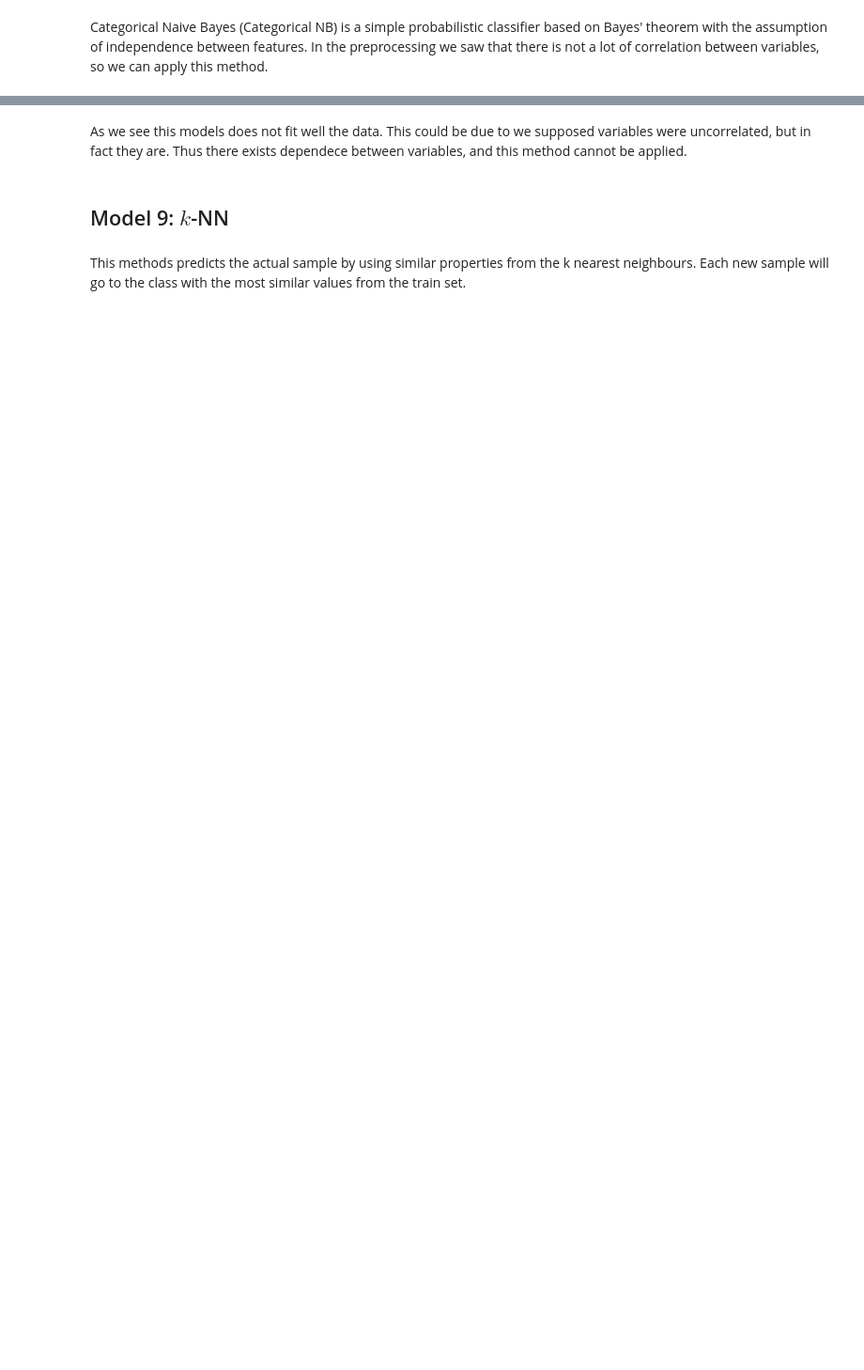
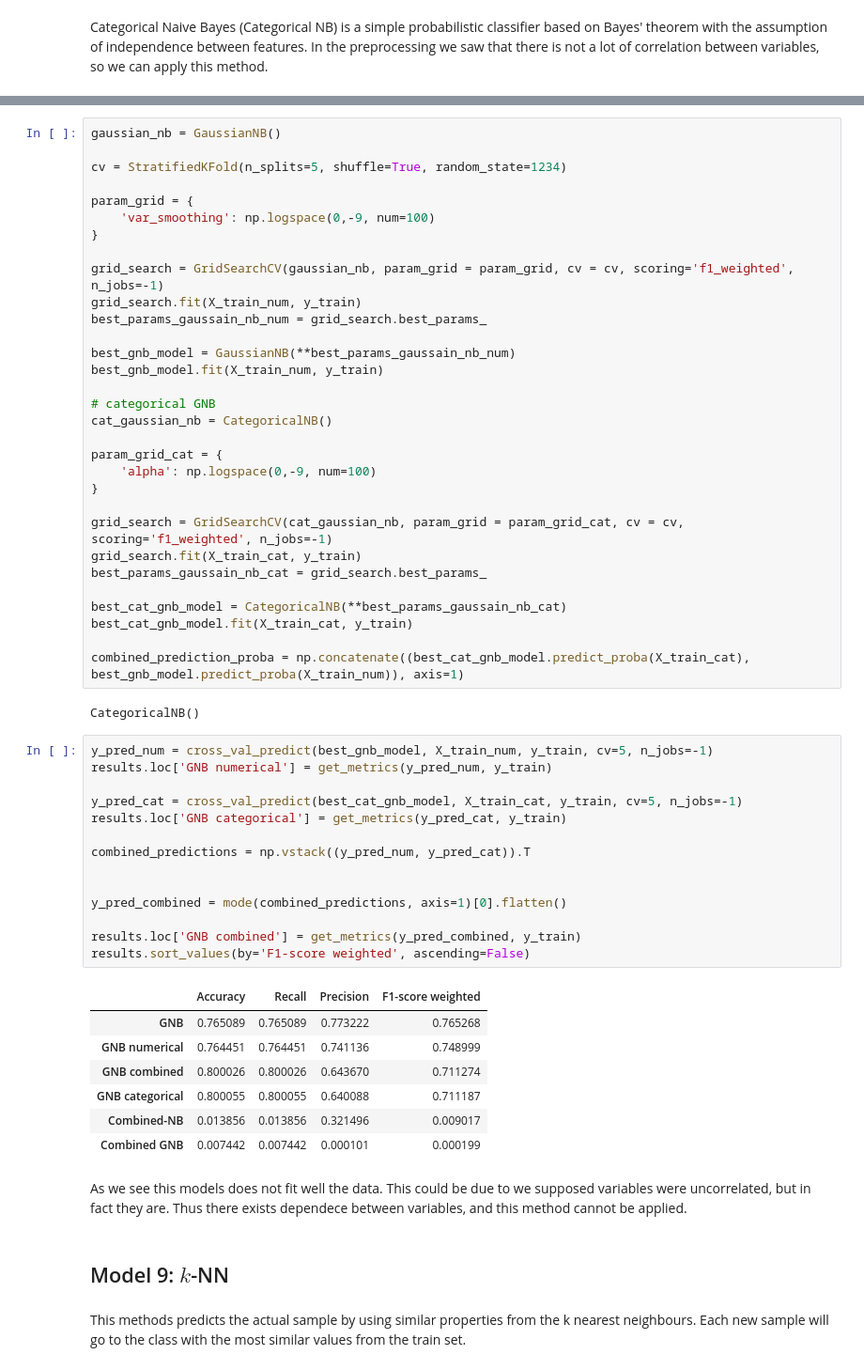
Before and after one commit to pol-resina/US-Accidents, a Jupyter notebook: notebooks/model.ipynb, the cells around one changed output, grey strips where cells are left out. Shown at 94% size. Saved outputs shown, nothing was run; the diff lists cells and outputs as text; blank space fills up the shorter version.

```diff
--- a/notebooks/model.ipynb
+++ b/notebooks/model.ipynb
@@ -373,3 +373,58 @@ IndexError: index 245 is out of bounds for axis 1 with size 245
+# %%
+gaussian_nb = GaussianNB()
+
+cv = StratifiedKFold(n_splits=5, shuffle=True, random_state=1234)
+
+param_grid = {
+    'var_smoothing': np.logspace(0,-9, num=100)
+}
+
+grid_search = GridSearchCV(gaussian_nb, param_grid = param_grid, cv = cv, scoring='f1_weighted', n_jobs=-1)
+grid_search.fit(X_train_num, y_train)
+best_params_gaussain_nb_num = grid_search.best_params_
+
+best_gnb_model = GaussianNB(**best_params_gaussain_nb_num)
+best_gnb_model.fit(X_train_num, y_train)
+
+# categorical GNB
+cat_gaussian_nb = CategoricalNB()
+
+param_grid_cat = {
+    'alpha': np.logspace(0,-9, num=100)
+}
+
+grid_search = GridSearchCV(cat_gaussian_nb, param_grid = param_grid_cat, cv = cv, scoring='f1_weighted', n_jobs=-1)
+grid_search.fit(X_train_cat, y_train)
+best_params_gaussain_nb_cat = grid_search.best_params_
+
+best_cat_gnb_model = CategoricalNB(**best_params_gaussain_nb_cat)
+best_cat_gnb_model.fit(X_train_cat, y_train)
+
+combined_prediction_proba = np.concatenate((best_cat_gnb_model.predict_proba(X_train_cat), best_gnb_model.predict_proba(X_train_num)), axis=1)
+# %% [output]
+CategoricalNB()
+# %%
+y_pred_num = cross_val_predict(best_gnb_model, X_train_num, y_train, cv=5, n_jobs=-1)
+results.loc['GNB numerical'] = get_metrics(y_pred_num, y_train)
+
+y_pred_cat = cross_val_predict(best_cat_gnb_model, X_train_cat, y_train, cv=5, n_jobs=-1)
+results.loc['GNB categorical'] = get_metrics(y_pred_cat, y_train)
+
+combined_predictions = np.vstack((y_pred_num, y_pred_cat)).T
+
+
+y_pred_combined = mode(combined_predictions, axis=1)[0].flatten()
+
+results.loc['GNB combined'] = get_metrics(y_pred_combined, y_train)
+results.sort_values(by='F1-score weighted', ascending=False)
+# %% [output]
+|  | Accuracy | Recall | Precision | F1-score weighted |
+| GNB | 0.765089 | 0.765089 | 0.773222 | 0.765268 |
+| GNB numerical | 0.764451 | 0.764451 | 0.741136 | 0.748999 |
+| GNB combined | 0.800026 | 0.800026 | 0.643670 | 0.711274 |
+| GNB categorical | 0.800055 | 0.800055 | 0.640088 | 0.711187 |
+| Combined-NB | 0.013856 | 0.013856 | 0.321496 | 0.009017 |
+| Combined GNB | 0.007442 | 0.007442 | 0.000101 | 0.000199 |
 # %% [markdown]
 As we see this models does not fit well the data. This could be due to we supposed variables were uncorrelated, but in fact they are. Thus there exists dependece between variables, and this method cannot be applied.
 # %% [markdown]
```
Also changed, not shown: parts of 19 cells of this notebook, 1 other file.
